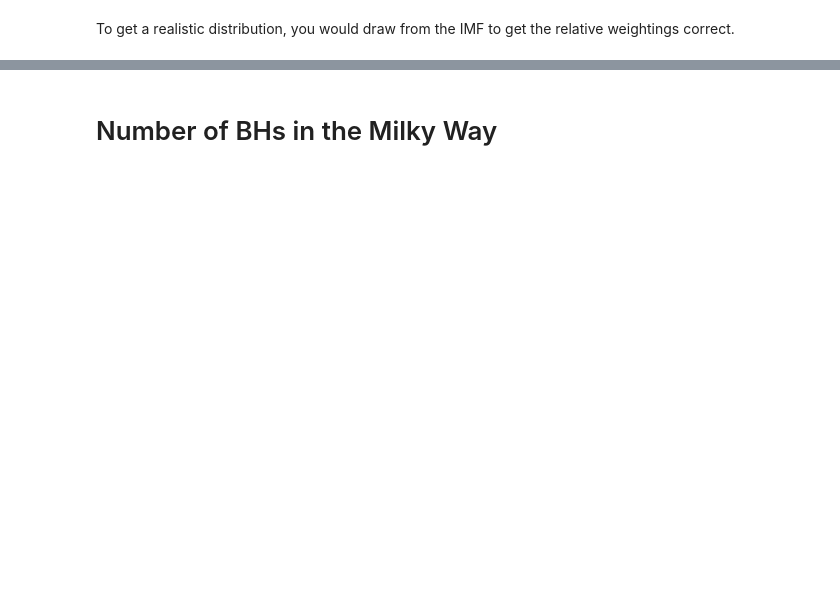
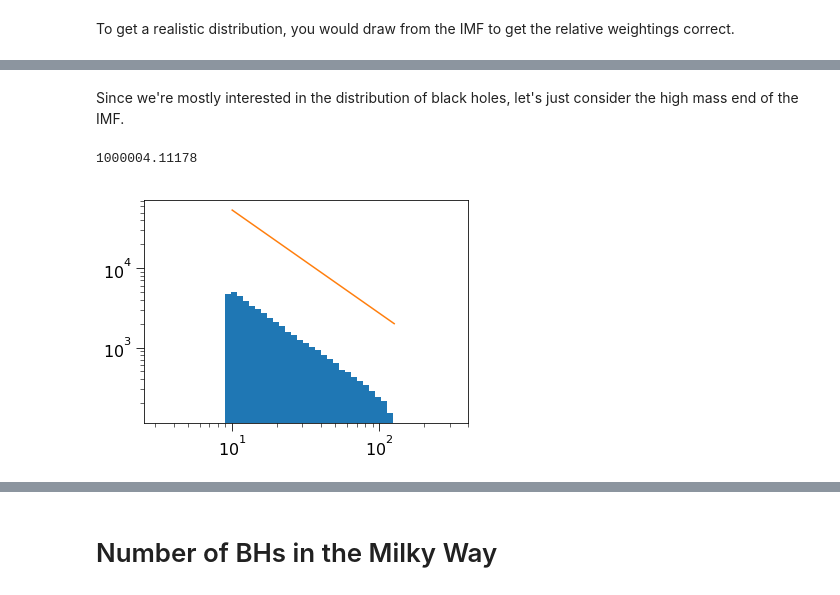
Before and after one commit to bluefatima/PandaRepo, a Jupyter notebook: How_Many_BHs.ipynb, the cells around one changed output, grey strips where cells are left out. Drawn from its saved outputs; the diff is of its cells as text; code cells hidden in the pictures; blank space fills up the shorter version.

```diff
--- a/How_Many_BHs.ipynb
+++ b/How_Many_BHs.ipynb
@@ -248,0 +248,20 @@ plt.show()
+# %% [markdown]
+Since we're mostly interested in the distribution of black holes, let's just consider the high mass end of the IMF.
+# %%
+#High_Mass_Casey IMF. cluster mass of 10**6 M_sol
+mass_array = np.loadtxt("highmasses.txt", delimiter = " " )
+
+#Verify the mass of the cluster
+clustermass = np.sum(mass_array)
+print(clustermass)
+
+x = np.logspace(1,2.1)
+plt.hist(mass_array, bins = np.logspace(0.5,2.5,50))
+#Attempted fit...
+plt.plot(x,1.0735*10**6*x**-1.3)
+plt.xscale('log')
+plt.yscale('log')
+plt.show()
+# %% [output]
+1000004.11178
+[figure, added]
```
Also changed, not shown: parts of 10 cells of this notebook.
